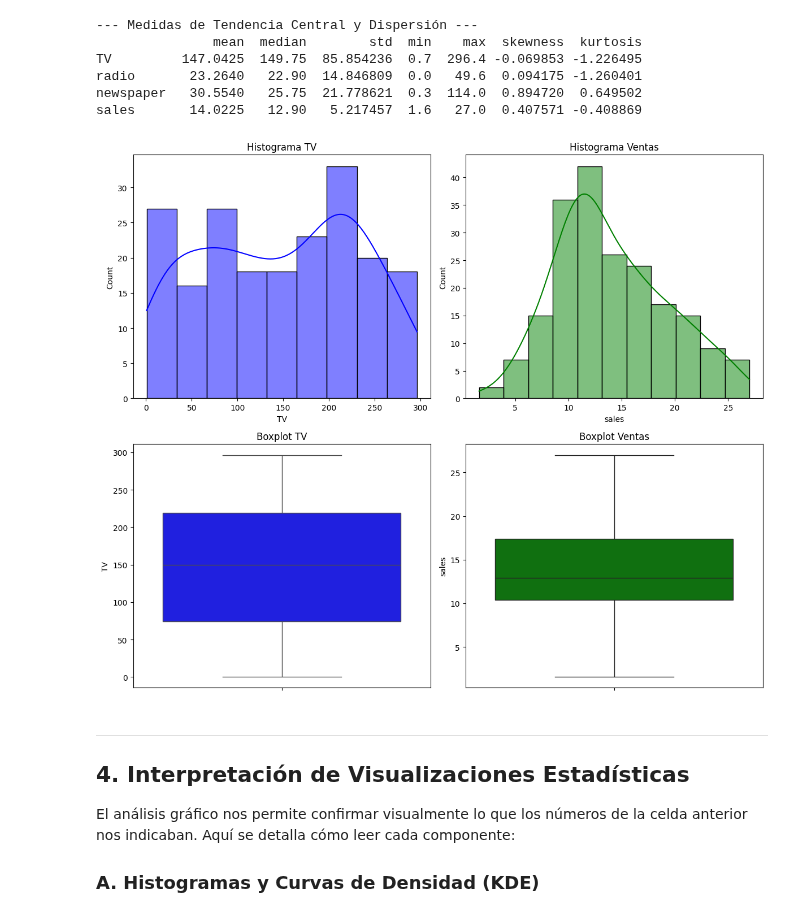
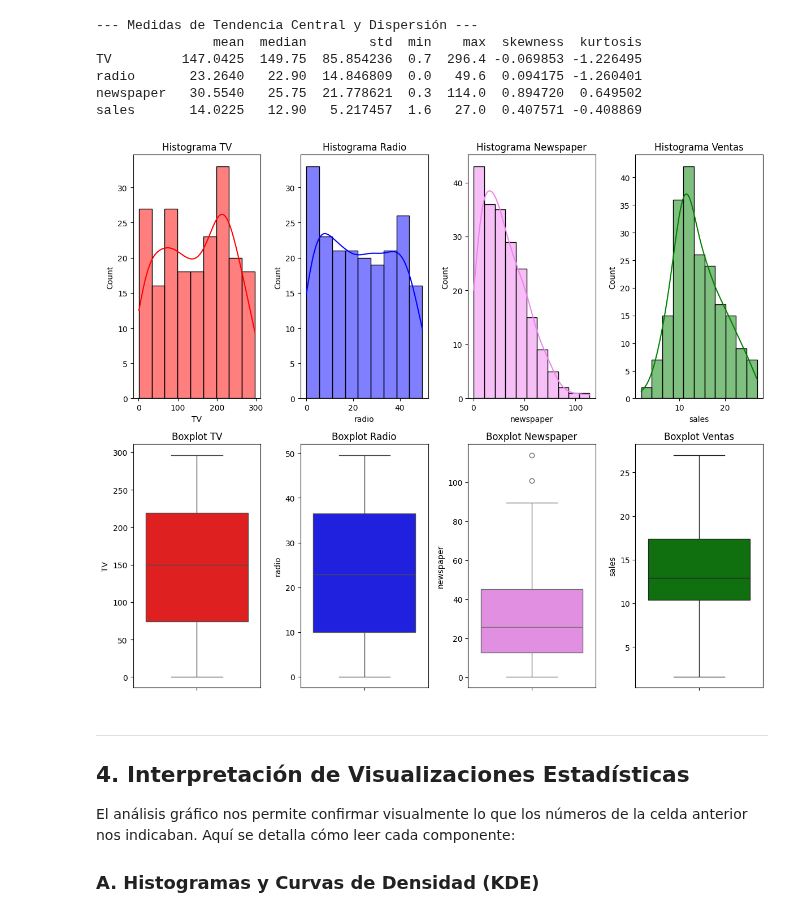
Before and after one commit to Renat4-1/SISTEMAS-AVANZADOS-DE-PRODUCCION, a Jupyter notebook: Semana3.ipynb, the cells around one changed output. Saved outputs shown, nothing was run; the diff lists cells and outputs as text; code cells hidden in the pictures.

```diff
--- a/Semana3.ipynb
+++ b/Semana3.ipynb
@@ -155,14 +163,18 @@ sales       14.0225   12.90   5.217457  1.6   27.0  0.407571 -0.408869
 # %%
 # 3. Visualizaciones (Histogramas y Boxplots)
 plt.figure(figsize=(12, 10))
-plt.subplot(2, 2, 1); sns.histplot(df['TV'], kde=True, color='blue'); plt.title('Histograma TV')
-plt.subplot(2, 2, 2); sns.histplot(df['sales'], kde=True, color='green'); plt.title('Histograma Ventas')
-plt.subplot(2, 2, 3); sns.boxplot(y=df['TV'], color='blue'); plt.title('Boxplot TV')
-plt.subplot(2, 2, 4); sns.boxplot(y=df['sales'], color='green'); plt.title('Boxplot Ventas')
+plt.subplot(2, 4, 1); sns.histplot(df['TV'], kde=True, color='red'); plt.title('Histograma TV')
+plt.subplot(2, 4, 2); sns.histplot(df['radio'], kde=True, color='blue'); plt.title('Histograma Radio')
+plt.subplot(2, 4, 3); sns.histplot(df['newspaper'], kde=True, color='violet'); plt.title('Histograma Newspaper')
+plt.subplot(2, 4, 4); sns.histplot(df['sales'], kde=True, color='green'); plt.title('Histograma Ventas')
+plt.subplot(2, 4, 5); sns.boxplot(y=df['TV'], color='red'); plt.title('Boxplot TV')
+plt.subplot(2, 4, 6); sns.boxplot(y=df['radio'], color='blue'); plt.title('Boxplot Radio')
+plt.subplot(2, 4, 7); sns.boxplot(y=df['newspaper'], color='violet'); plt.title('Boxplot Newspaper')
+plt.subplot(2, 4, 8); sns.boxplot(y=df['sales'], color='green'); plt.title('Boxplot Ventas')
 plt.tight_layout()
 plt.show()
 # %% [output]
-[figure, old version]
+[figure, new version]
 # %% [markdown]
 ---
 
```
Also changed, not shown: parts of 7 cells of this notebook.
